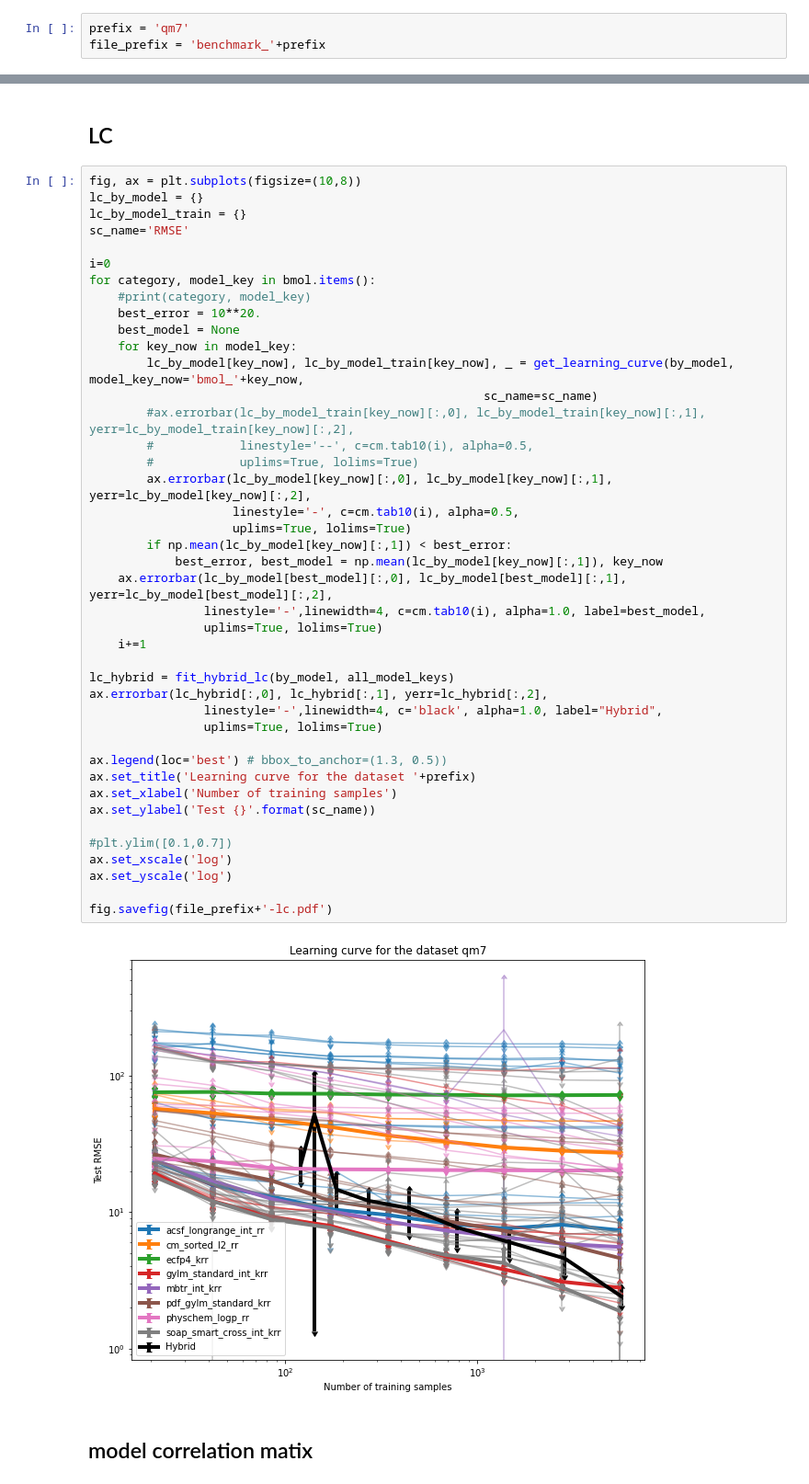
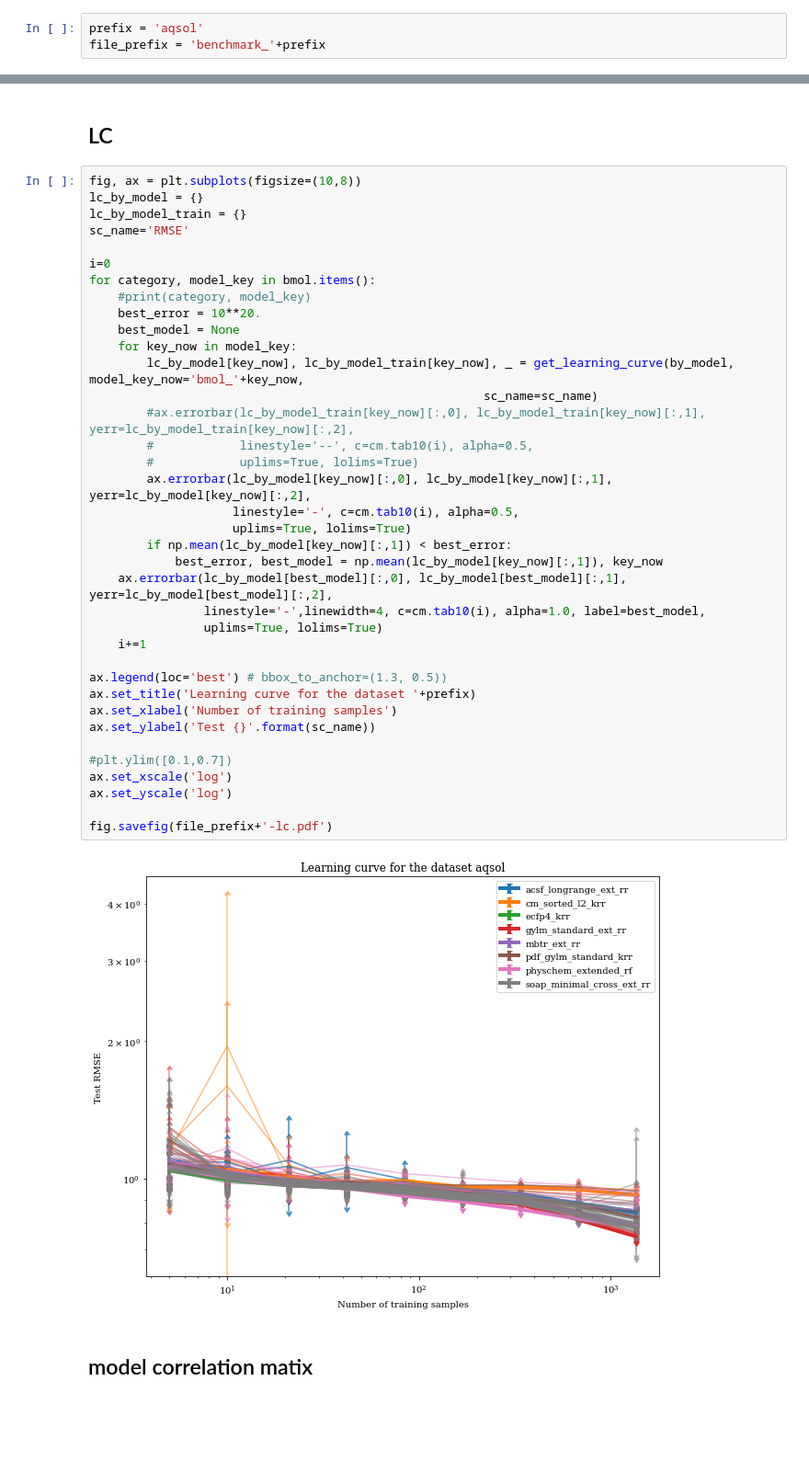
Before and after one commit to capoe/benchml, a Jupyter notebook: analysis-kit/analysis.ipynb, the cells around one changed output, grey strips where cells are left out. Shown at 92% size. Drawn from its saved outputs; the diff is of its cells as text; blank space fills up the shorter version.

```diff
--- a/analysis-kit/analysis.ipynb
+++ b/analysis-kit/analysis.ipynb
@@ -51,7 +49,7 @@ bmol['soap'] = base2model(base2model(base2model(bmol_soap_base,['cross','nocross
 # %% [markdown]
 ## parse
 # %%
-prefix = 'qm7'
+prefix = 'aqsol'
 file_prefix = 'benchmark_'+prefix
 # %%
 by_model = parse(file_prefix+'.json.gz')
@@ -109,39 +77,34 @@ for category, model_key in bmol.items():
     #print(category, model_key)
     best_error = 10**20.
     best_model = None
     for key_now in model_key:
         lc_by_model[key_now], lc_by_model_train[key_now], _ = get_learning_curve(by_model, model_key_now='bmol_'+key_now,
                                                        sc_name=sc_name)
         #ax.errorbar(lc_by_model_train[key_now][:,0], lc_by_model_train[key_now][:,1], yerr=lc_by_model_train[key_now][:,2],
         #            linestyle='--', c=cm.tab10(i), alpha=0.5,
         #            uplims=True, lolims=True)
         ax.errorbar(lc_by_model[key_now][:,0], lc_by_model[key_now][:,1], yerr=lc_by_model[key_now][:,2],
                     linestyle='-', c=cm.tab10(i), alpha=0.5,
                     uplims=True, lolims=True)
         if np.mean(lc_by_model[key_now][:,1]) < best_error:
             best_error, best_model = np.mean(lc_by_model[key_now][:,1]), key_now
     ax.errorbar(lc_by_model[best_model][:,0], lc_by_model[best_model][:,1], yerr=lc_by_model[best_model][:,2],
                 linestyle='-',linewidth=4, c=cm.tab10(i), alpha=1.0, label=best_model,
                 uplims=True, lolims=True)
     i+=1
 
-lc_hybrid = fit_hybrid_lc(by_model, all_model_keys)
-ax.errorbar(lc_hybrid[:,0], lc_hybrid[:,1], yerr=lc_hybrid[:,2],
-                linestyle='-',linewidth=4, c='black', alpha=1.0, label="Hybrid",
-                uplims=True, lolims=True)
-
 ax.legend(loc='best') # bbox_to_anchor=(1.3, 0.5))
 ax.set_title('Learning curve for the dataset '+prefix)
 ax.set_xlabel('Number of training samples')
 ax.set_ylabel('Test {}'.format(sc_name))
 
 #plt.ylim([0.1,0.7])
 ax.set_xscale('log')
 ax.set_yscale('log')
 
 fig.savefig(file_prefix+'-lc.pdf')
 # %% [output]
-[figure, old version]
+[figure, new version]
 # %% [markdown]
 ## model correlation matix
 # %% [raw]
```
Also changed, not shown: parts of 30 cells of this notebook.
